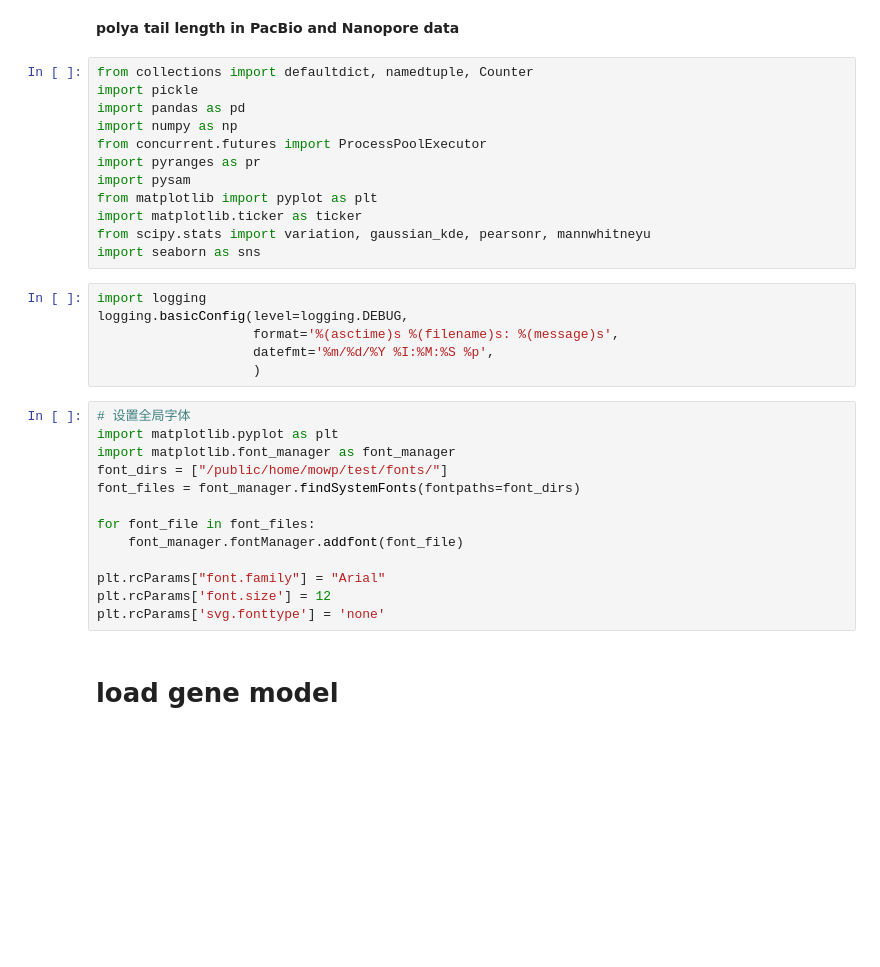
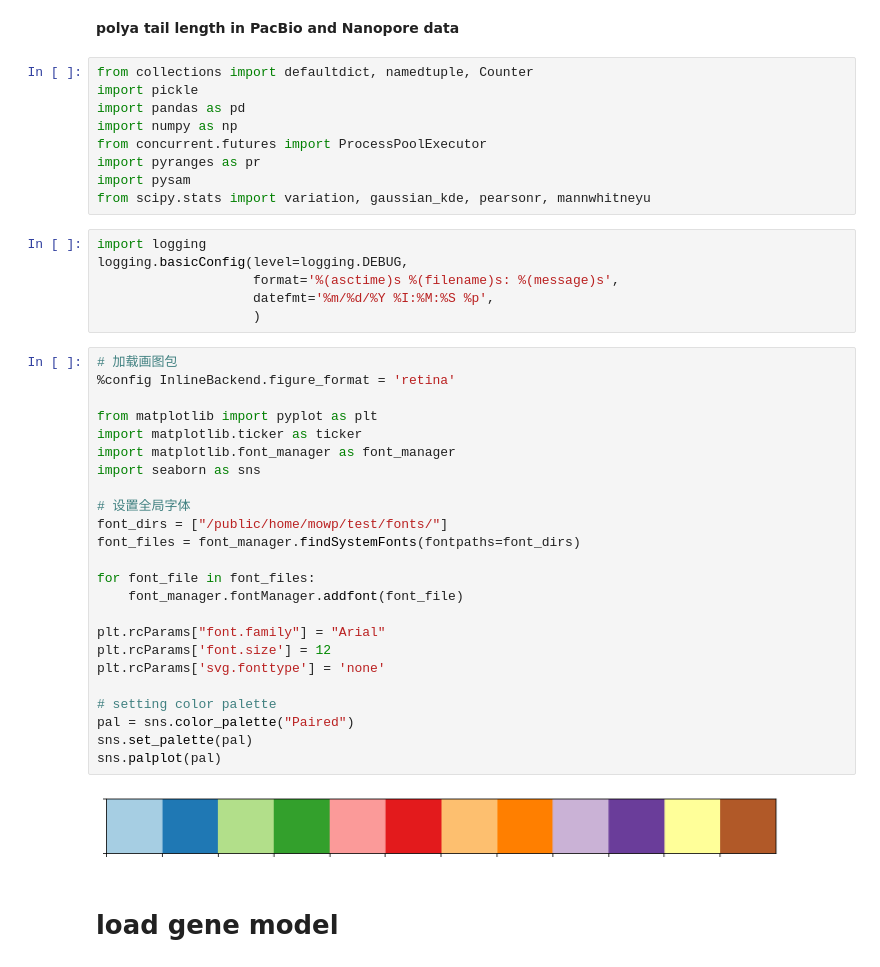
Before and after one commit to ZhaiLab-SUSTech/Full_length_transcripts_analysis, a Jupyter notebook: notebook/polya_tail_len.ipynb, the cells around one changed output. Drawn from its saved outputs; the diff is of its cells as text; blank space fills up the shorter version.

```diff
--- a/notebook/polya_tail_len.ipynb
+++ b/notebook/polya_tail_len.ipynb
@@ -8,10 +8,7 @@ import numpy as np
 from concurrent.futures import ProcessPoolExecutor
 import pyranges as pr
 import pysam
-from matplotlib import pyplot as plt
-import matplotlib.ticker as ticker
 from scipy.stats import variation, gaussian_kde, pearsonr, mannwhitneyu
-import seaborn as sns
 # %%
 import logging
 logging.basicConfig(level=logging.DEBUG,
@@ -19,18 +16,31 @@ logging.basicConfig(level=logging.DEBUG,
                     datefmt='%m/%d/%Y %I:%M:%S %p',
                     )
 # %%
+# 加载画图包
+%config InlineBackend.figure_format = 'retina'
+
+from matplotlib import pyplot as plt
+import matplotlib.ticker as ticker
+import matplotlib.font_manager as font_manager
+import seaborn as sns
+
 # 设置全局字体
-import matplotlib.pyplot as plt
-import matplotlib.font_manager as font_manager
 font_dirs = ["/public/home/mowp/test/fonts/"]
 font_files = font_manager.findSystemFonts(fontpaths=font_dirs)
 
 for font_file in font_files:
     font_manager.fontManager.addfont(font_file)
 
 plt.rcParams["font.family"] = "Arial"
 plt.rcParams['font.size'] = 12
 plt.rcParams['svg.fonttype'] = 'none'
+
+# setting color palette
+pal = sns.color_palette("Paired")
+sns.set_palette(pal)
+sns.palplot(pal)
+# %% [output]
+[figure, added]
 # %% [markdown]
 # load gene model
 # %%
```
Also changed, not shown: parts of 2 cells of this notebook, 2 other files.
